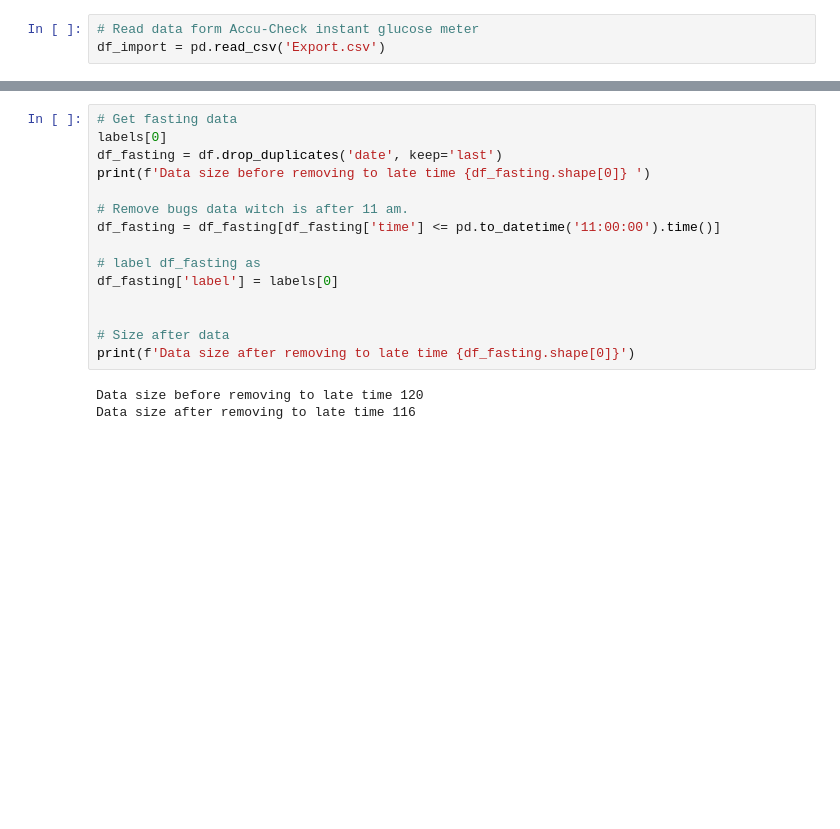
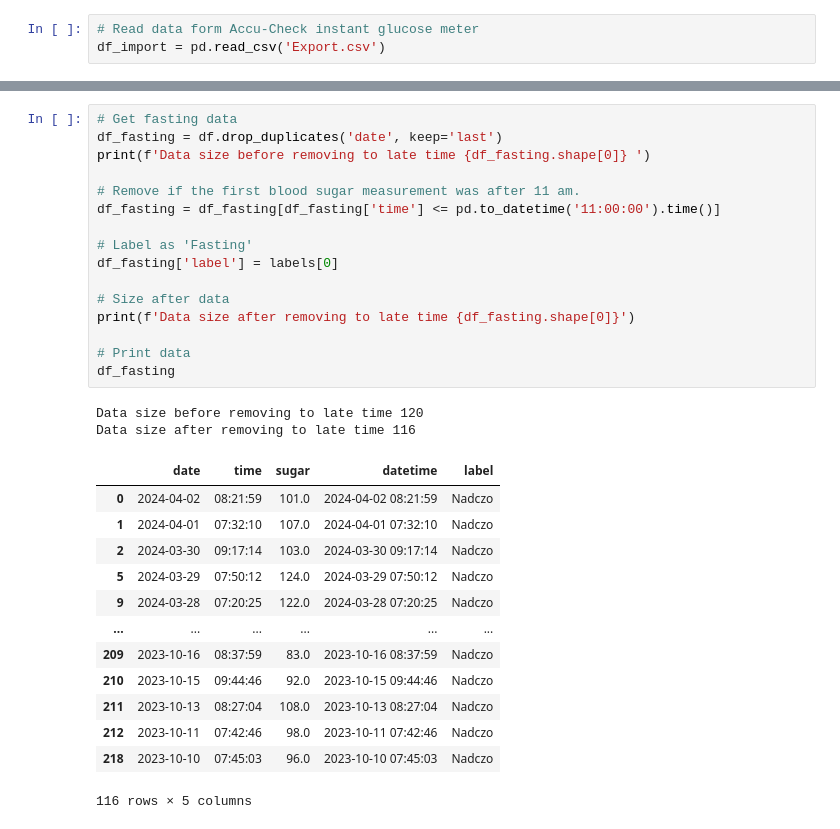
Before and after one commit to MaxKuzaj13/accu_check_instant_glucose_dataframe, a Jupyter notebook: Accu_check_instant_glucose_dataframe.ipynb, the cells around one changed output, grey strips where cells are left out. Cells and saved outputs as stored; diff of their text form; blank space fills up the shorter version.

```diff
--- a/Accu_check_instant_glucose_dataframe.ipynb
+++ b/Accu_check_instant_glucose_dataframe.ipynb
@@ -120,20 +119,34 @@ df.head(20)
 | 19 | 2024-03-20 | 07:24:16 | 103.0 | 2024-03-20 07:24:16 |
 # %%
 # Get fasting data
-labels[0]
 df_fasting = df.drop_duplicates('date', keep='last')
 print(f'Data size before removing to late time {df_fasting.shape[0]} ')
 
-# Remove bugs data witch is after 11 am.
+# Remove if the first blood sugar measurement was after 11 am.
 df_fasting = df_fasting[df_fasting['time'] <= pd.to_datetime('11:00:00').time()]
 
-# label df_fasting as
+# Label as 'Fasting'
 df_fasting['label'] = labels[0]
-
 
 # Size after data
 print(f'Data size after removing to late time {df_fasting.shape[0]}')
+
+# Print data
+df_fasting
 # %% [output]
 Data size before removing to late time 120
 Data size after removing to late time 116
+|  | date | time | sugar | datetime | label |
+| 0 | 2024-04-02 | 08:21:59 | 101.0 | 2024-04-02 08:21:59 | Nadczo |
+| 1 | 2024-04-01 | 07:32:10 | 107.0 | 2024-04-01 07:32:10 | Nadczo |
+| 2 | 2024-03-30 | 09:17:14 | 103.0 | 2024-03-30 09:17:14 | Nadczo |
+| 5 | 2024-03-29 | 07:50:12 | 124.0 | 2024-03-29 07:50:12 | Nadczo |
+| 9 | 2024-03-28 | 07:20:25 | 122.0 | 2024-03-28 07:20:25 | Nadczo |
+| ... | ... | ... | ... | ... | ... |
+| 209 | 2023-10-16 | 08:37:59 | 83.0 | 2023-10-16 08:37:59 | Nadczo |
+| 210 | 2023-10-15 | 09:44:46 | 92.0 | 2023-10-15 09:44:46 | Nadczo |
+| 211 | 2023-10-13 | 08:27:04 | 108.0 | 2023-10-13 08:27:04 | Nadczo |
+| 212 | 2023-10-11 | 07:42:46 | 98.0 | 2023-10-11 07:42:46 | Nadczo |
+| 218 | 2023-10-10 | 07:45:03 | 96.0 | 2023-10-10 07:45:03 | Nadczo |
+116 rows × 5 columns
 # %%
```
Also changed, not shown: parts of 16 cells of this notebook, 1 other file.
